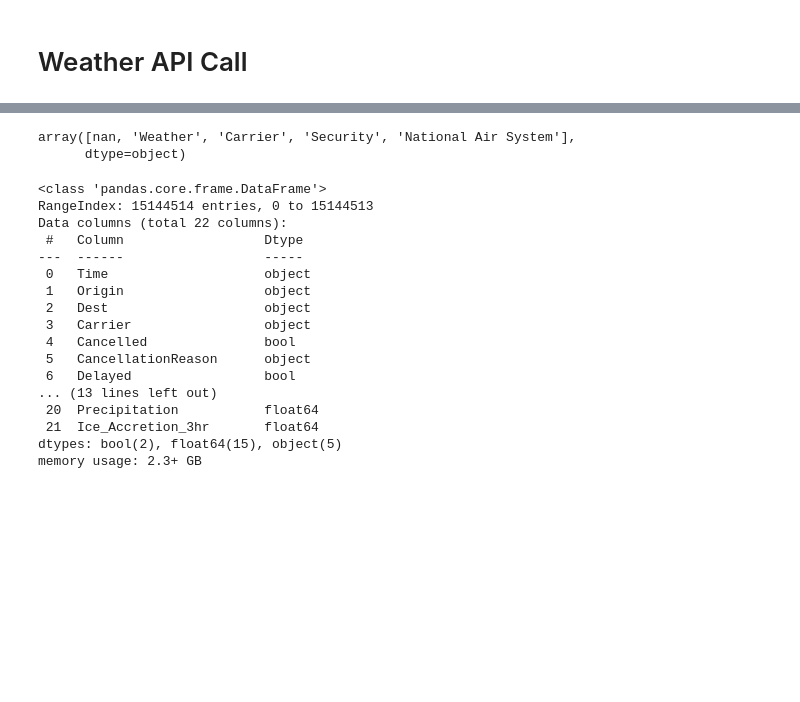
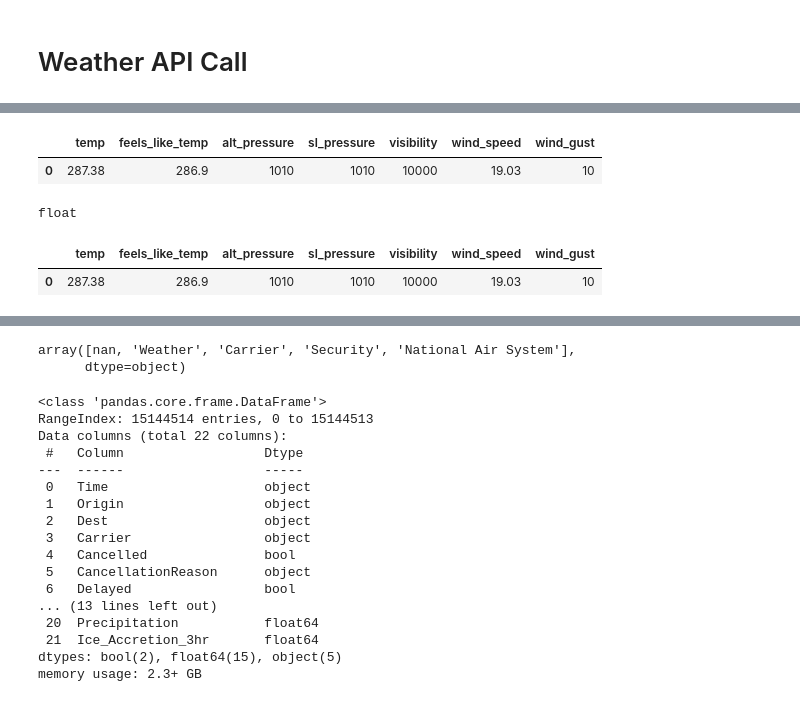
Before and after one commit to diego-mogollon/lateguru, a Jupyter notebook: notebooks/api_C.ipynb, the cells around one changed output, grey strips where cells are left out. Cells and saved outputs as stored; diff of their text form; code cells hidden in the pictures; blank space fills up the shorter version.

```diff
--- a/notebooks/api_C.ipynb
+++ b/notebooks/api_C.ipynb
@@ -59,4 +59,37 @@ json_response
  'cod': 200}
+# %%
+pd.DataFrame(dict(temp = json_response['main']['temp'],
+feels_like_temp = json_response['main']['feels_like'],
+alt_pressure = json_response['main']['pressure'],
+sl_pressure = json_response['main']['sea_level'],
+visibility = json_response['visibility'],
+wind_speed = json_response['wind']['speed'],
+wind_gust = json_response['wind']['deg']
+#precipitation - need to find a source for this
+#ice_accretion_3hr - need to find a source for this
+),index = [0])
+# %% [output]
+|  | temp | feels_like_temp | alt_pressure | sl_pressure | visibility | wind_speed | wind_gust |
+| 0 | 287.38 | 286.9 | 1010 | 1010 | 10000 | 19.03 | 10 |
+# %%
+type(json_response['main']['temp'])
+# %% [output]
+float
+# %%
+df = pd.DataFrame({
+    "temp": json_response['main']['temp'],
+    "feels_like_temp": json_response['main']['feels_like'],
+    "alt_pressure": json_response['main']['pressure'],
+    "sl_pressure": json_response['main']['sea_level'],
+    "visibility": json_response['visibility'],
+    "wind_speed": json_response['wind']['speed'],
+    "wind_gust": json_response['wind']['deg']
+}, index = [0])
+
+df
+# %% [output]
+|  | temp | feels_like_temp | alt_pressure | sl_pressure | visibility | wind_speed | wind_gust |
+| 0 | 287.38 | 286.9 | 1010 | 1010 | 10000 | 19.03 | 10 |
 # %%
 import pandas as pd
 
```
Also changed, not shown: parts of 5 cells of this notebook.
